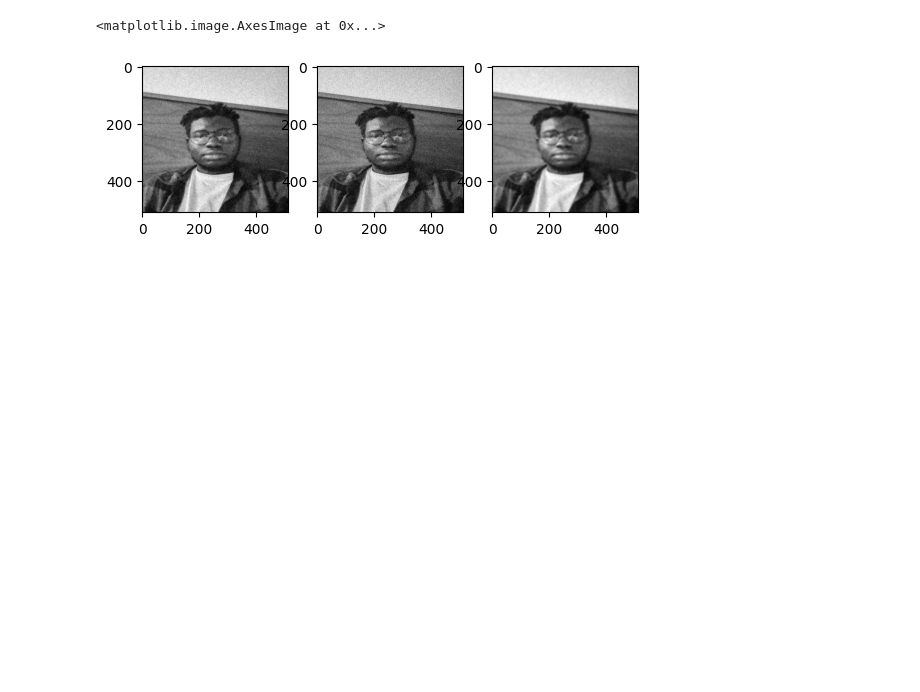
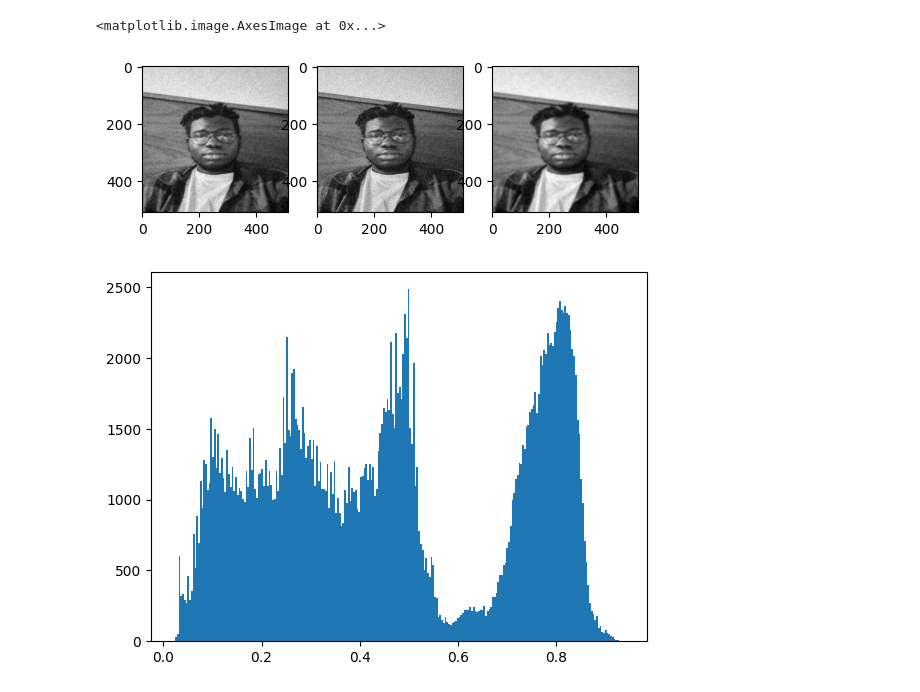
Before and after one commit to Waranika/DCU-EE425-IPA, a Jupyter notebook: Assignement/Part1.ipynb, the cells around one changed output. Drawn from its saved outputs; the diff is of its cells as text; code cells hidden in the pictures; blank space fills up the shorter version.

```diff
--- a/Assignement/Part1.ipynb
+++ b/Assignement/Part1.ipynb
@@ -82,3 +82,8 @@ ax[2].imshow(gauss_img3, cmap = plt.cm.gray)
 # %% [output]
 <matplotlib.image.AxesImage at 0x...>
 [figure]
+# %%
+ax = plt.hist(grey_image.ravel(), bins = 256)
+plt.show()
+# %% [output]
+[figure, added]
```
Also changed, not shown: parts of 2 cells of this notebook.
